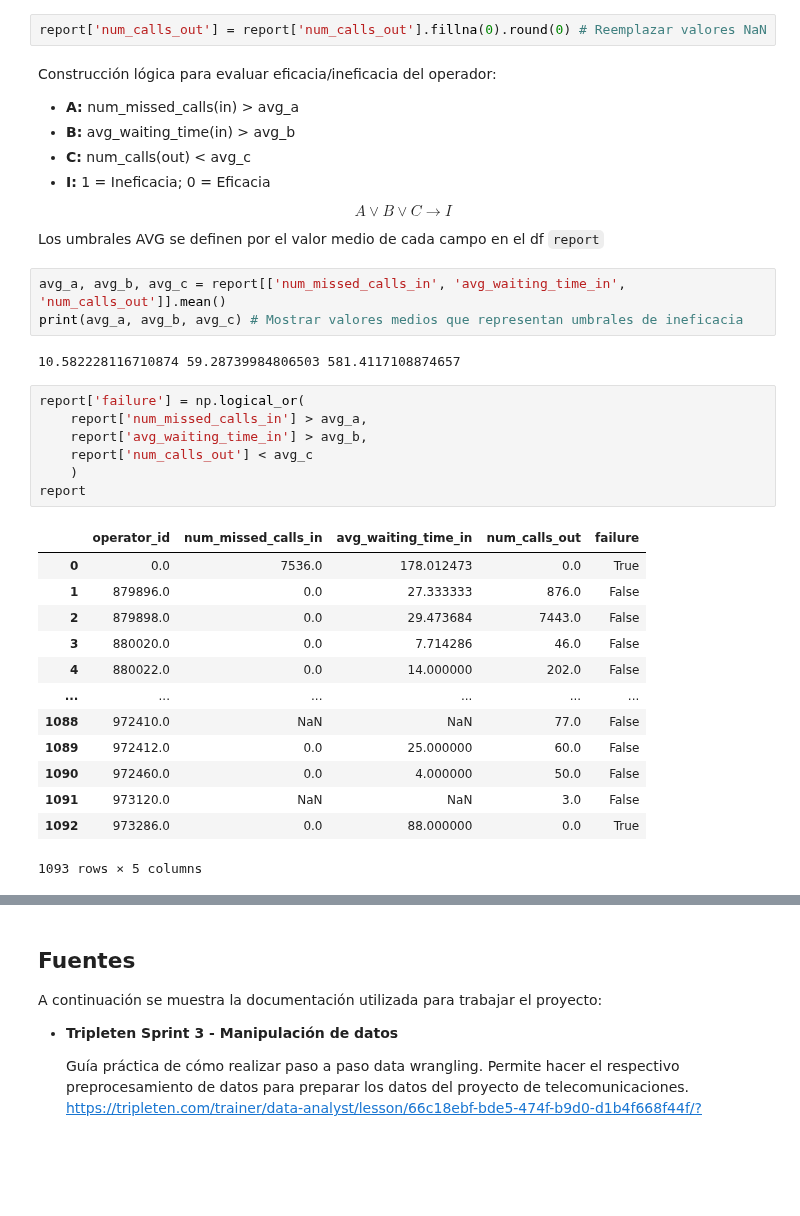
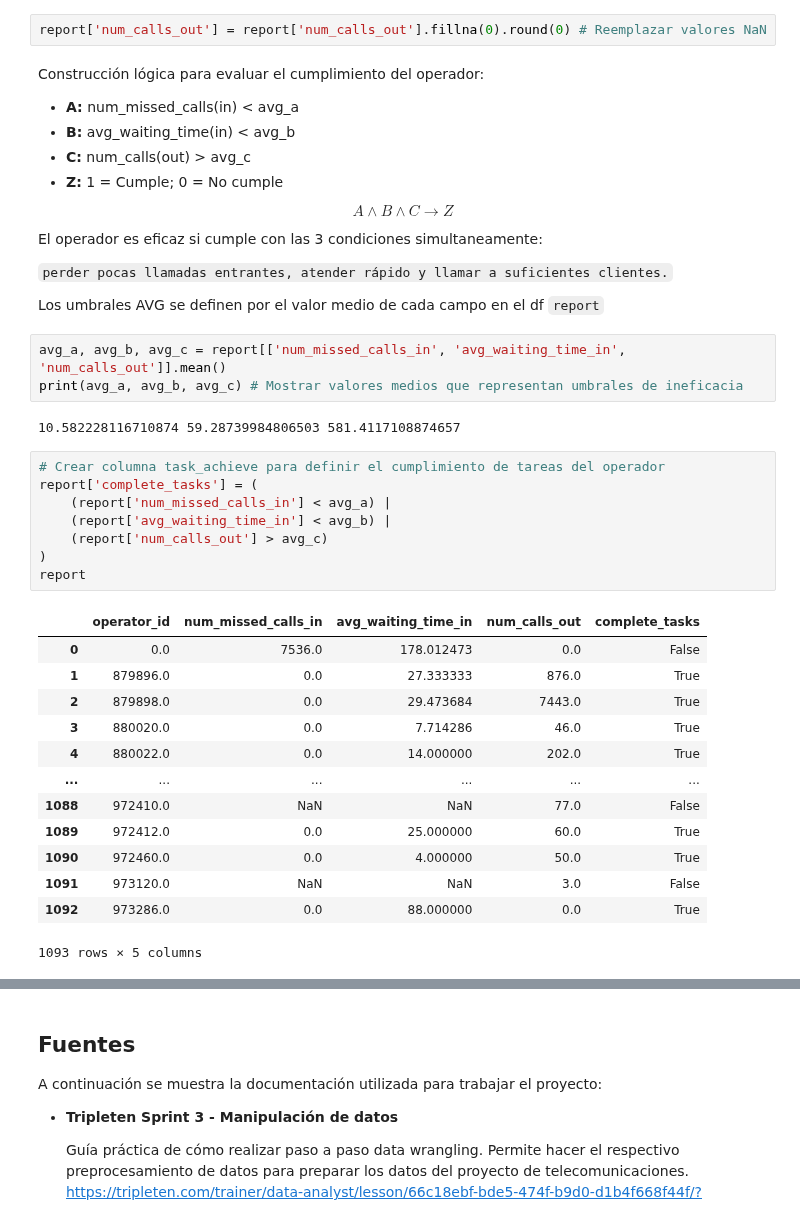
Before and after one commit to ScinDBad/DA_proyecto_final, a Jupyter notebook: proyecto_sp_14.ipynb, the cells around one changed output, grey strips where cells are left out. Saved outputs shown, nothing was run; the diff lists cells and outputs as text; blank space fills up the shorter version.

```diff
--- a/proyecto_sp_14.ipynb
+++ b/proyecto_sp_14.ipynb
@@ -665,15 +664,18 @@ interpretación:
 # %%
 report['num_calls_out'] = report['num_calls_out'].fillna(0).round(0) # Reemplazar valores NaN
 # %% [markdown]
-Construcción lógica para evaluar eficacia/ineficacia del operador:
+Construcción lógica para evaluar el cumplimiento del operador:
 
-- __A:__ num_missed_calls(in) > avg_a
-- __B:__ avg_waiting_time(in)	> avg_b
-- __C:__ num_calls(out) < avg_c
-- __I:__ 1 = Ineficacia; 0 = Eficacia
+- __A:__ num_missed_calls(in) < avg_a
+- __B:__ avg_waiting_time(in) < avg_b
+- __C:__ num_calls(out) > avg_c
+- __Z:__ 1 = Cumple; 0 = No cumple
 
-$$A \lor B \lor C \to I$$
+$$A \land B \land C \to Z$$
 
+El operador es eficaz si cumple con las 3 condiciones simultaneamente:
+
+`perder pocas llamadas entrantes, atender rápido y llamar a suficientes clientes.`
 
 Los umbrales AVG se definen por el valor medio de cada campo en el df `report`
 # %%
@@ -682,23 +684,24 @@ print(avg_a, avg_b, avg_c) # Mostrar valores medios que representan umbrales de
 # %% [output]
 10.582228116710874 59.28739984806503 581.4117108874657
 # %%
-report['failure'] = np.logical_or(
-    report['num_missed_calls_in'] > avg_a,
-    report['avg_waiting_time_in'] > avg_b,
-    report['num_calls_out'] < avg_c
-    )
+# Crear columna task_achieve para definir el cumplimiento de tareas del operador
+report['complete_tasks'] = (
+    (report['num_missed_calls_in'] < avg_a) |
+    (report['avg_waiting_time_in'] < avg_b) |
+    (report['num_calls_out'] > avg_c)
+)
 report
 # %% [output]
-|  | operator_id | num_missed_calls_in | avg_waiting_time_in | num_calls_out | failure |
-| 0 | 0.0 | 7536.0 | 178.012473 | 0.0 | True |
-| 1 | 879896.0 | 0.0 | 27.333333 | 876.0 | False |
-| 2 | 879898.0 | 0.0 | 29.473684 | 7443.0 | False |
-| 3 | 880020.0 | 0.0 | 7.714286 | 46.0 | False |
-| 4 | 880022.0 | 0.0 | 14.000000 | 202.0 | False |
+|  | operator_id | num_missed_calls_in | avg_waiting_time_in | num_calls_out | complete_tasks |
+| 0 | 0.0 | 7536.0 | 178.012473 | 0.0 | False |
+| 1 | 879896.0 | 0.0 | 27.333333 | 876.0 | True |
+| 2 | 879898.0 | 0.0 | 29.473684 | 7443.0 | True |
+| 3 | 880020.0 | 0.0 | 7.714286 | 46.0 | True |
+| 4 | 880022.0 | 0.0 | 14.000000 | 202.0 | True |
 | ... | ... | ... | ... | ... | ... |
 | 1088 | 972410.0 | NaN | NaN | 77.0 | False |
-| 1089 | 972412.0 | 0.0 | 25.000000 | 60.0 | False |
-| 1090 | 972460.0 | 0.0 | 4.000000 | 50.0 | False |
+| 1089 | 972412.0 | 0.0 | 25.000000 | 60.0 | True |
+| 1090 | 972460.0 | 0.0 | 4.000000 | 50.0 | True |
 | 1091 | 973120.0 | NaN | NaN | 3.0 | False |
 | 1092 | 973286.0 | 0.0 | 88.000000 | 0.0 | True |
 1093 rows × 5 columns
```
Also changed, not shown: parts of 9 cells of this notebook.
